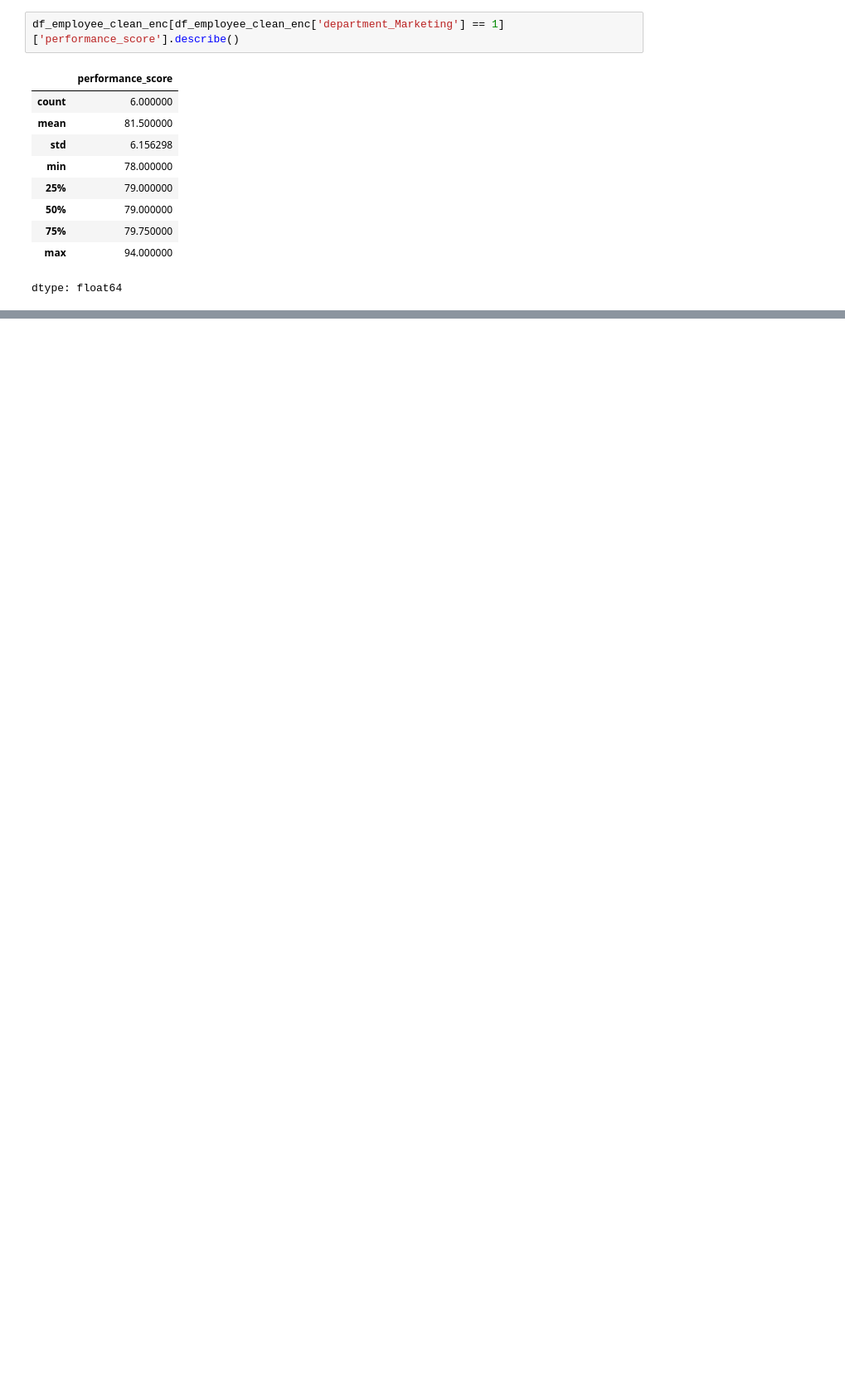
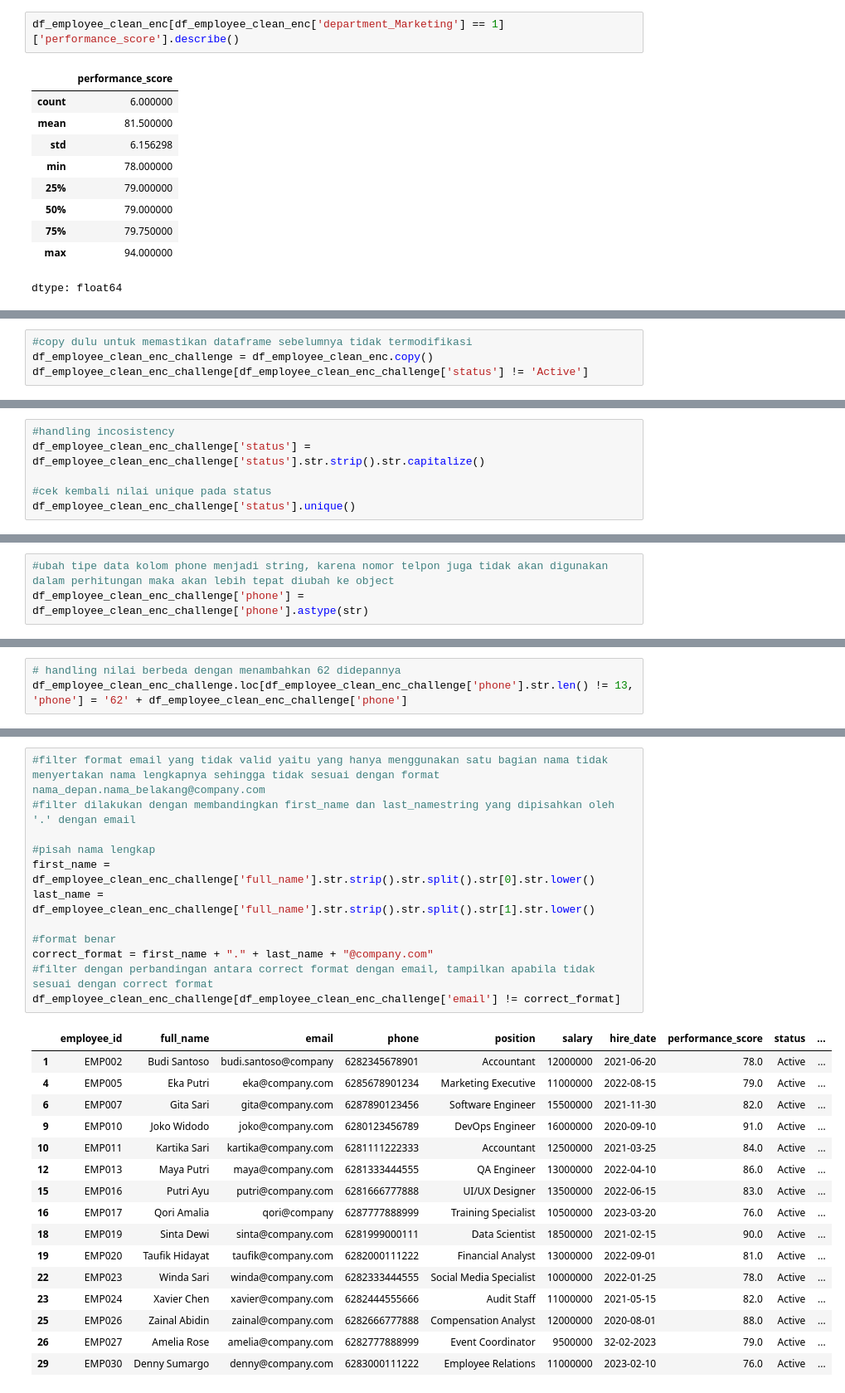
Before and after one commit to galahad20/assignment_Data_Cleaning, a Jupyter notebook: ASSIGNMENT_TEMP_DE14_DAY10_DIMAS_ABIAN_IHSAN.ipynb, the cells around one changed output, grey strips where cells are left out. Shown at 83% size. Drawn from its saved outputs; the diff is of its cells as text; blank space fills up the shorter version.

```diff
--- a/ASSIGNMENT_TEMP_DE14_DAY10_DIMAS_ABIAN_IHSAN.ipynb
+++ b/ASSIGNMENT_TEMP_DE14_DAY10_DIMAS_ABIAN_IHSAN.ipynb
@@ -386,0 +443,4 @@ dtype: float64
+# %%
+#copy dulu untuk memastikan dataframe sebelumnya tidak termodifikasi
+df_employee_clean_enc_challenge = df_employee_clean_enc.copy()
+df_employee_clean_enc_challenge[df_employee_clean_enc_challenge['status'] != 'Active']
@@ -386,0 +451,6 @@ dtype: float64
+# %%
+#handling incosistency
+df_employee_clean_enc_challenge['status'] = df_employee_clean_enc_challenge['status'].str.strip().str.capitalize()
+
+#cek kembali nilai unique pada status
+df_employee_clean_enc_challenge['status'].unique()
@@ -386,0 +463,3 @@ dtype: float64
+# %%
+#ubah tipe data kolom phone menjadi string, karena nomor telpon juga tidak akan digunakan dalam perhitungan maka akan lebih tepat diubah ke object
+df_employee_clean_enc_challenge['phone'] = df_employee_clean_enc_challenge['phone'].astype(str)
@@ -386,0 +508,3 @@ dtype: float64
+# %%
+# handling nilai berbeda dengan menambahkan 62 didepannya
+df_employee_clean_enc_challenge.loc[df_employee_clean_enc_challenge['phone'].str.len() != 13, 'phone'] = '62' + df_employee_clean_enc_challenge['phone']
@@ -386,0 +520,29 @@ dtype: float64
+# %%
+#filter format email yang tidak valid yaitu yang hanya menggunakan satu bagian nama tidak menyertakan nama lengkapnya sehingga tidak sesuai dengan format nama_depan.nama_belakang@company.com
+#filter dilakukan dengan membandingkan first_name dan last_namestring yang dipisahkan oleh '.' dengan email
+
+#pisah nama lengkap
+first_name = df_employee_clean_enc_challenge['full_name'].str.strip().str.split().str[0].str.lower()
+last_name = df_employee_clean_enc_challenge['full_name'].str.strip().str.split().str[1].str.lower()
+
+#format benar
+correct_format = first_name + "." + last_name + "@company.com"
+#filter dengan perbandingan antara correct format dengan email, tampilkan apabila tidak sesuai dengan correct format
+df_employee_clean_enc_challenge[df_employee_clean_enc_challenge['email'] != correct_format]
+# %% [output]
+|  | employee_id | full_name | email | phone | position | salary | hire_date | performance_score | status | ... |
+| 1 | EMP002 | Budi Santoso | budi.santoso@company | 6282345678901 | Accountant | 12000000 | 2021-06-20 | 78.0 | Active | ... |
+| 4 | EMP005 | Eka Putri | eka@company.com | 6285678901234 | Marketing Executive | 11000000 | 2022-08-15 | 79.0 | Active | ... |
+| 6 | EMP007 | Gita Sari | gita@company.com | 6287890123456 | Software Engineer | 15500000 | 2021-11-30 | 82.0 | Active | ... |
+| 9 | EMP010 | Joko Widodo | joko@company.com | 6280123456789 | DevOps Engineer | 16000000 | 2020-09-10 | 91.0 | Active | ... |
+| 10 | EMP011 | Kartika Sari | kartika@company.com | 6281111222333 | Accountant | 12500000 | 2021-03-25 | 84.0 | Active | ... |
+| 12 | EMP013 | Maya Putri | maya@company.com | 6281333444555 | QA Engineer | 13000000 | 2022-04-10 | 86.0 | Active | ... |
+| 15 | EMP016 | Putri Ayu | putri@company.com | 6281666777888 | UI/UX Designer | 13500000 | 2022-06-15 | 83.0 | Active | ... |
+| 16 | EMP017 | Qori Amalia | qori@company | 6287777888999 | Training Specialist | 10500000 | 2023-03-20 | 76.0 | Active | ... |
+| 18 | EMP019 | Sinta Dewi | sinta@company.com | 6281999000111 | Data Scientist | 18500000 | 2021-02-15 | 90.0 | Active | ... |
+| 19 | EMP020 | Taufik Hidayat | taufik@company.com | 6282000111222 | Financial Analyst | 13000000 | 2022-09-01 | 81.0 | Active | ... |
+| 22 | EMP023 | Winda Sari | winda@company.com | 6282333444555 | Social Media Specialist | 10000000 | 2022-01-25 | 78.0 | Active | ... |
+| 23 | EMP024 | Xavier Chen | xavier@company.com | 6282444555666 | Audit Staff | 11000000 | 2021-05-15 | 82.0 | Active | ... |
+| 25 | EMP026 | Zainal Abidin | zainal@company.com | 6282666777888 | Compensation Analyst | 12000000 | 2020-08-01 | 88.0 | Active | ... |
+| 26 | EMP027 | Amelia Rose | amelia@company.com | 6282777888999 | Event Coordinator | 9500000 | 32-02-2023 | 79.0 | Active | ... |
+| 29 | EMP030 | Denny Sumargo | denny@company.com | 6283000111222 | Employee Relations | 11000000 | 2023-02-10 | 76.0 | Active | ... |
```
Also changed, not shown: parts of 24 cells of this notebook.
